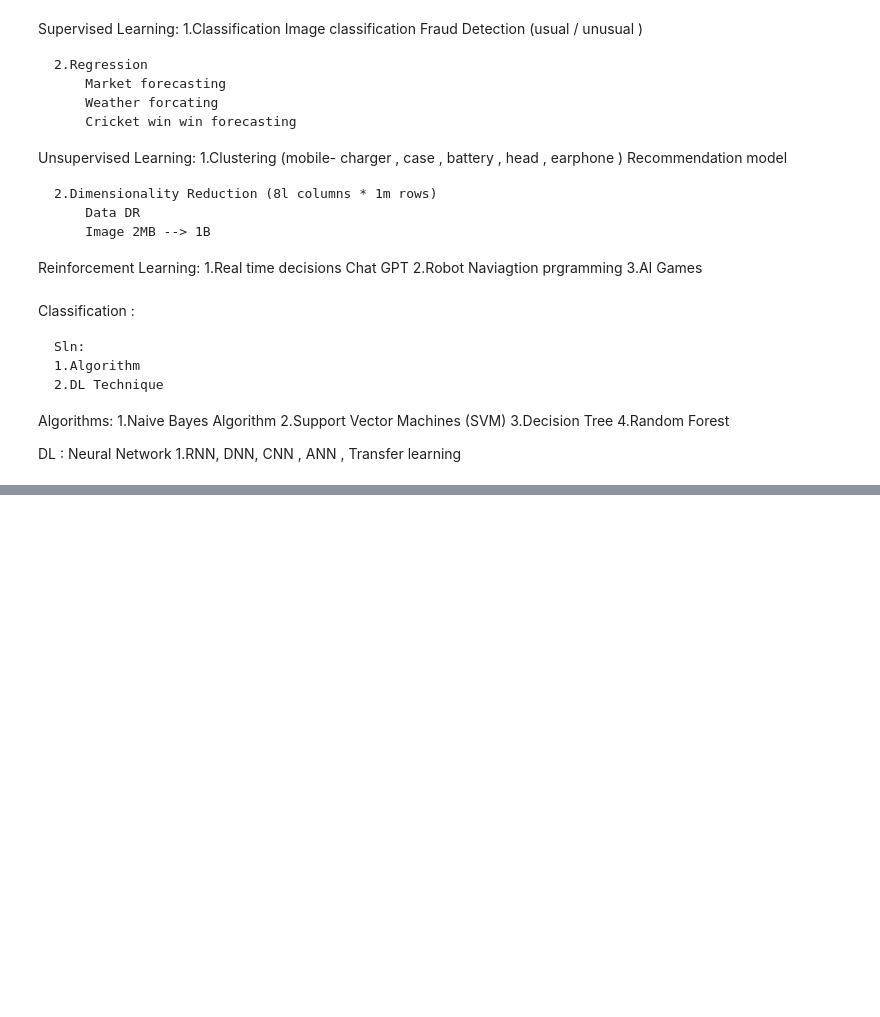
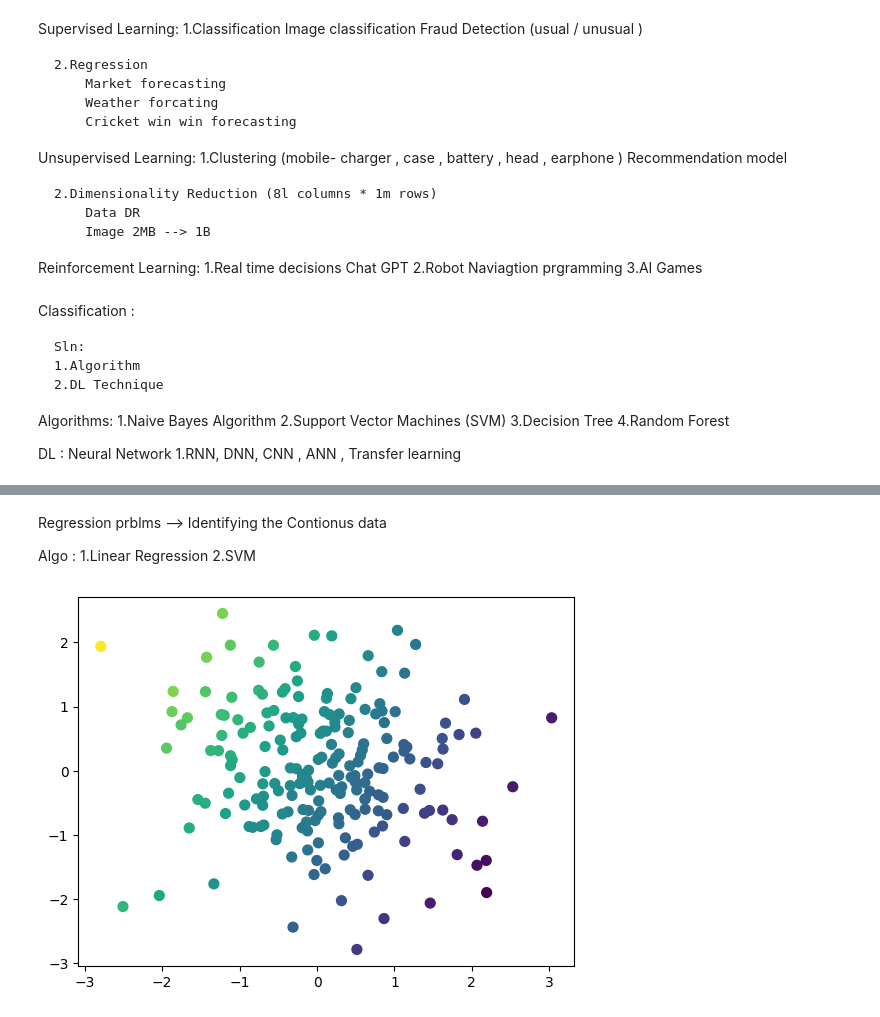
Before and after one commit to VedaVinothiniShastra/DS_PT_2, a Jupyter notebook: Day 14.ipynb, the cells around one changed output, grey strips where cells are left out. Cells and saved outputs as stored; diff of their text form; code cells hidden in the pictures; blank space fills up the shorter version.

```diff
--- a/Day 14.ipynb
+++ b/Day 14.ipynb
@@ -328,0 +329,34 @@ ax[1].axis([-1, 4, -2, 7])
+# %% [markdown]
+Regression prblms --> Identifying the Contionus data
+
+Algo :
+    1.Linear Regression
+    2.SVM
+# %%
+#regression
+from sklearn.linear_model import LinearRegression
+
+#Training data creation
+
+rng = np.random.RandomState(1)
+X = rng.randn(200, 2)
+y = np.dot(X, [-2, 1]) + 0.1 * rng.randn(X.shape[0])
+
+#model
+rgr=LinearRegression()
+
+#fit
+rgr.fit(X,y)
+
+#Testing data creation
+X2 = rng.randn(100, 2)
+
+#predicting
+y2=rgr.predict(X2)
+
+#Visualization of training data
+fig, ax = plt.subplots()
+points = ax.scatter(X[:, 0], X[:, 1], c=y, s=50,
+                    cmap='viridis')
+# %% [output]
+[figure, added]
```
Also changed, not shown: parts of 8 cells of this notebook.
